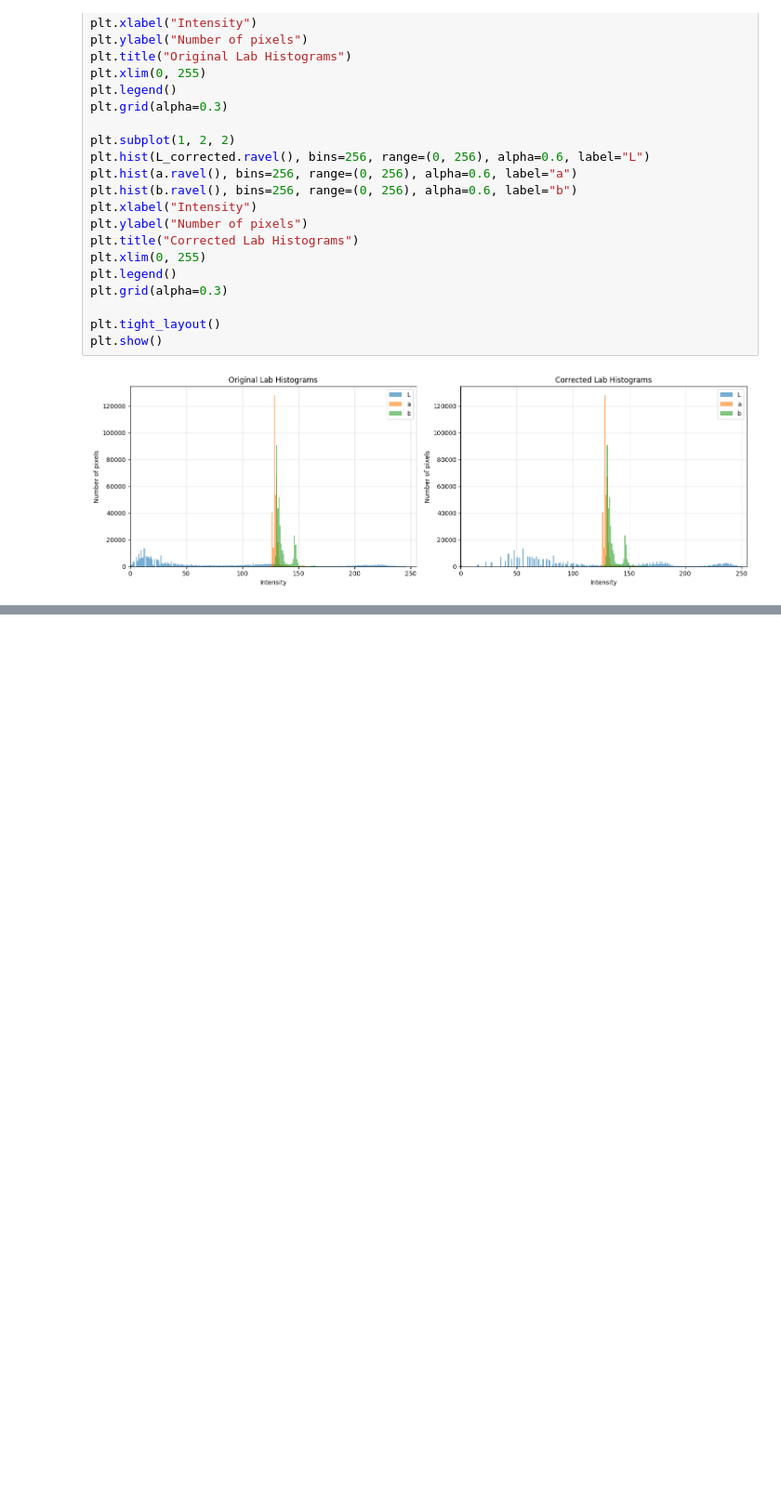
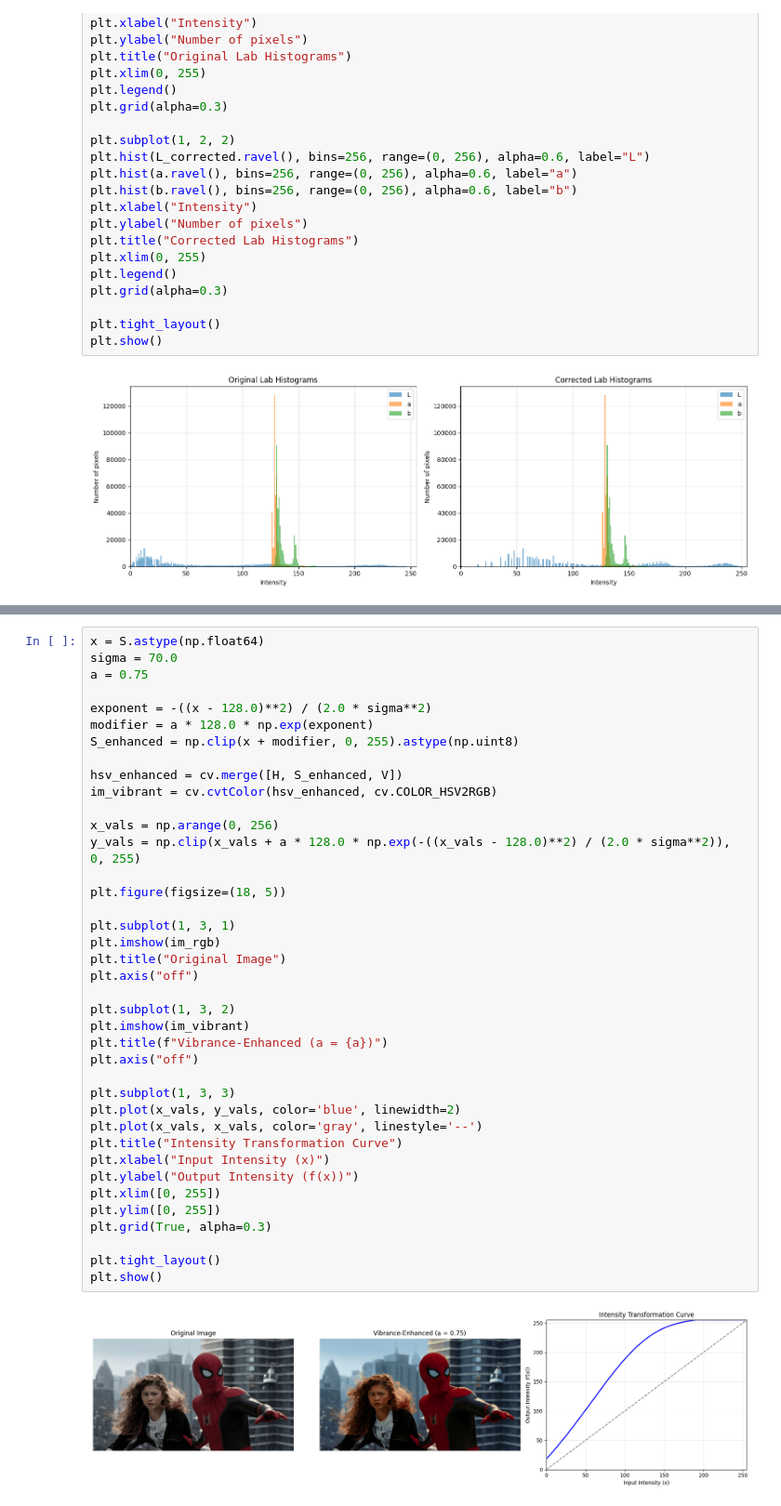
Before and after one commit to NethsanduKumarasinghe/EN3160_Assignment_01, a Jupyter notebook: EN3160_Assignment_01.ipynb, the cells around one changed output, grey strips where cells are left out. Shown at 93% size. Saved outputs shown, nothing was run; the diff lists cells and outputs as text; blank space fills up the shorter version.

```diff
--- a/EN3160_Assignment_01.ipynb
+++ b/EN3160_Assignment_01.ipynb
@@ -311,0 +343,41 @@ plt.show()
+# %%
+x = S.astype(np.float64)
+sigma = 70.0
+a = 0.75
+
+exponent = -((x - 128.0)**2) / (2.0 * sigma**2)
+modifier = a * 128.0 * np.exp(exponent)
+S_enhanced = np.clip(x + modifier, 0, 255).astype(np.uint8)
+
+hsv_enhanced = cv.merge([H, S_enhanced, V])
+im_vibrant = cv.cvtColor(hsv_enhanced, cv.COLOR_HSV2RGB)
+
+x_vals = np.arange(0, 256)
+y_vals = np.clip(x_vals + a * 128.0 * np.exp(-((x_vals - 128.0)**2) / (2.0 * sigma**2)), 0, 255)
+
+plt.figure(figsize=(18, 5))
+
+plt.subplot(1, 3, 1)
+plt.imshow(im_rgb)
+plt.title("Original Image")
+plt.axis("off")
+
+plt.subplot(1, 3, 2)
+plt.imshow(im_vibrant)
+plt.title(f"Vibrance-Enhanced (a = {a})")
+plt.axis("off")
+
+plt.subplot(1, 3, 3)
+plt.plot(x_vals, y_vals, color='blue', linewidth=2)
+plt.plot(x_vals, x_vals, color='gray', linestyle='--')
+plt.title("Intensity Transformation Curve")
+plt.xlabel("Input Intensity (x)")
+plt.ylabel("Output Intensity (f(x))")
+plt.xlim([0, 255])
+plt.ylim([0, 255])
+plt.grid(True, alpha=0.3)
+
+plt.tight_layout()
+plt.show()
+# %% [output]
+[figure, added]
```
Also changed, not shown: parts of 4 cells of this notebook.
